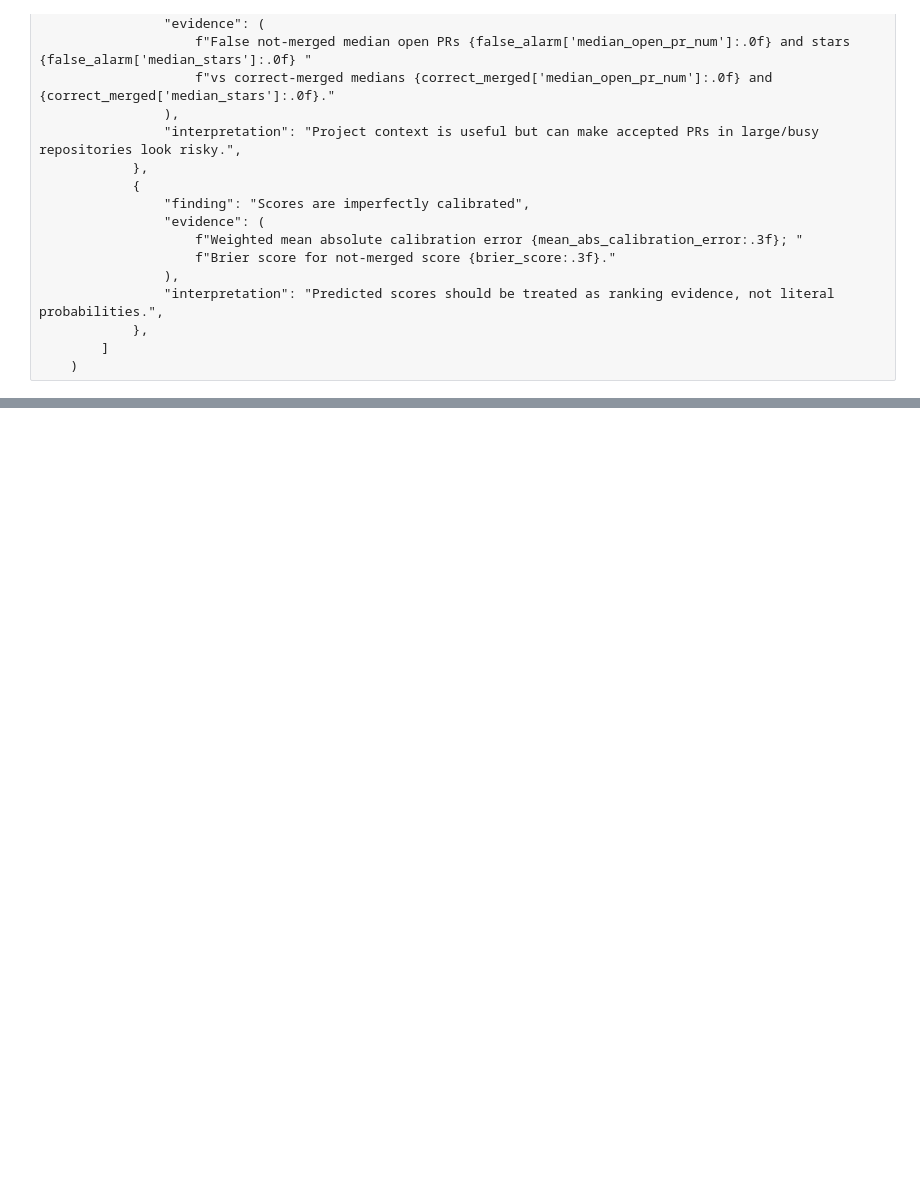
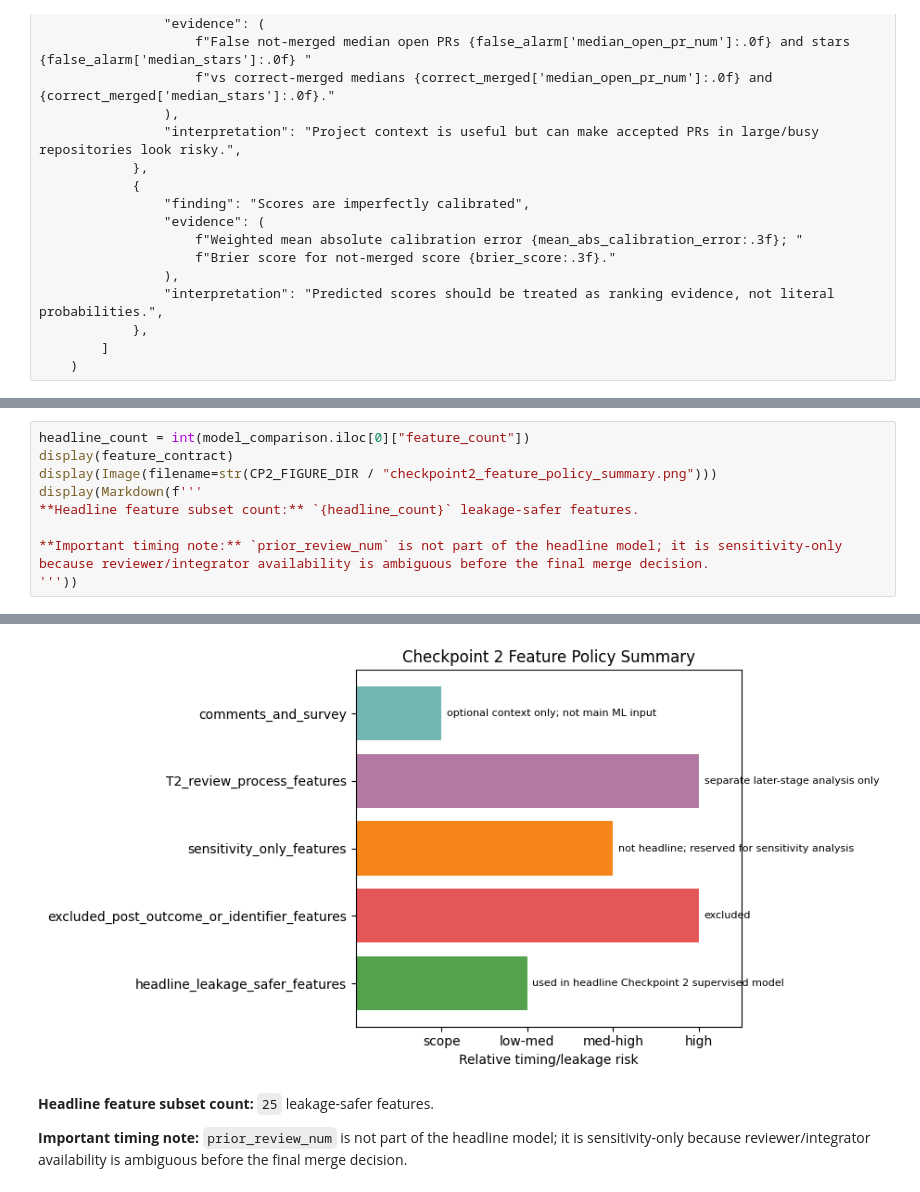
Before and after one commit to MahmoudMuhammedAli/ades-pr-merge-rate-predection, a Jupyter notebook: deliverables/checkpoint-2/checkpoint2_pr_merge_modeling.ipynb, the cells around one changed output, grey strips where cells are left out. Cells and saved outputs as stored; diff of their text form; blank space fills up the shorter version.

```diff
--- a/deliverables/checkpoint-2/checkpoint2_pr_merge_modeling.ipynb
+++ b/deliverables/checkpoint-2/checkpoint2_pr_merge_modeling.ipynb
@@ -2016,0 +2018,10 @@ The next checkpoint should lock the final feature set, run the selected model ag
+# %%
+headline_count = int(model_comparison.iloc[0]["feature_count"])
+display(feature_contract)
+display(Image(filename=str(CP2_FIGURE_DIR / "checkpoint2_feature_policy_summary.png")))
+display(Markdown(f'''
+**Headline feature subset count:** `{headline_count}` leakage-safer features.
+
+**Important timing note:** `prior_review_num` is not part of the headline model; it is sensitivity-only because reviewer/integrator availability is ambiguous before the final merge decision.
+'''))
+# %% [output]
@@ -2016,0 +2034,5 @@ The next checkpoint should lock the final feature set, run the selected model ag
+[figure, added]
+
+**Headline feature subset count:** `25` leakage-safer features.
+
+**Important timing note:** `prior_review_num` is not part of the headline model; it is sensitivity-only because reviewer/integrator availability is ambiguous before the final merge decision.
```
Also changed, not shown: parts of 35 cells of this notebook, 25 other files.
